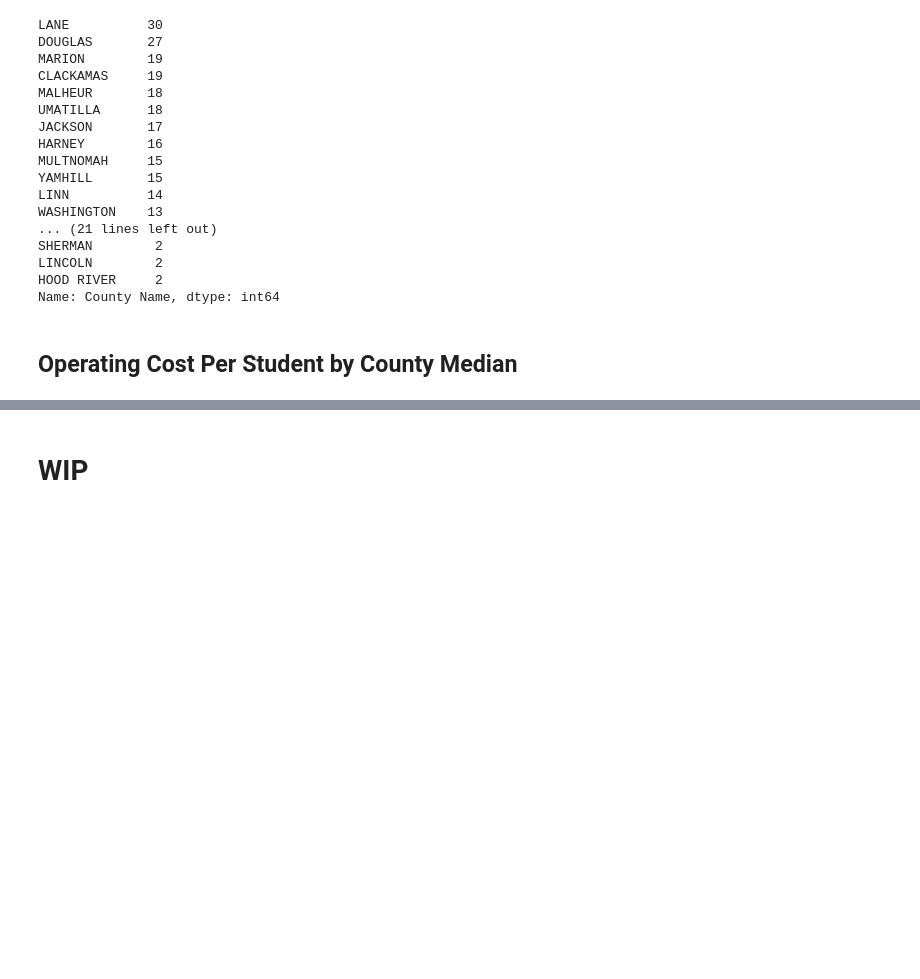
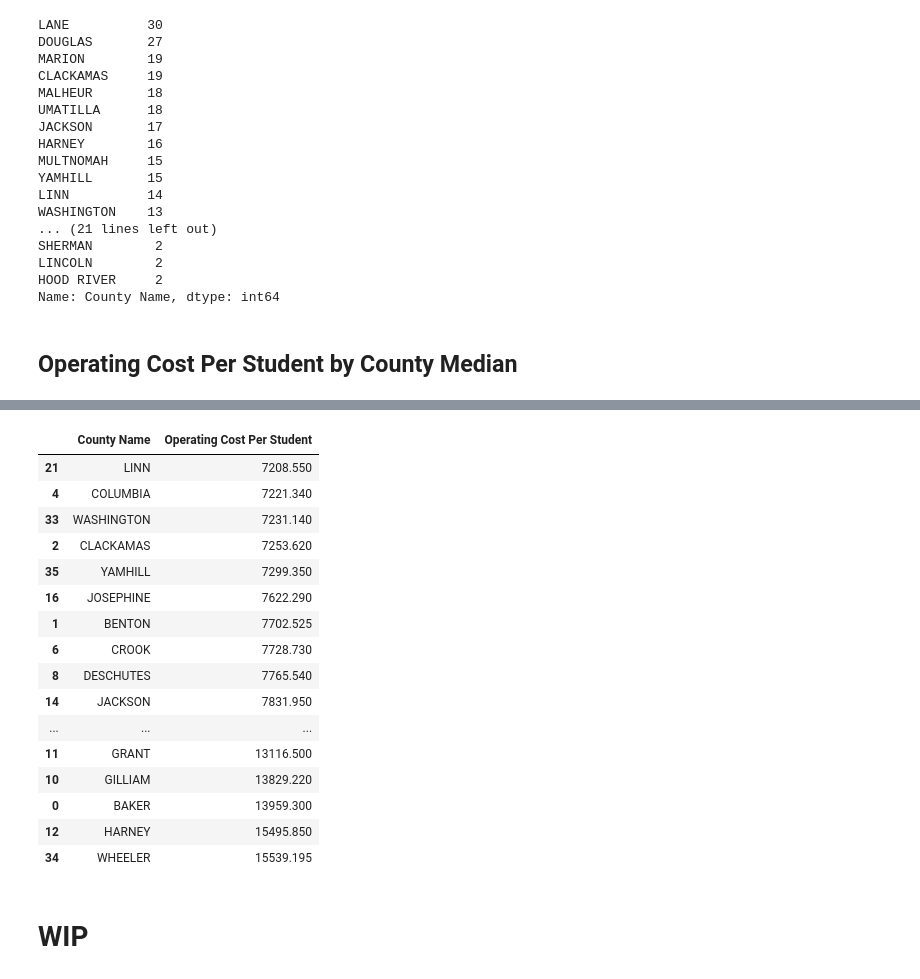
Before and after one commit to alangrafu/oregon-education-costs, a Jupyter notebook: Education costs in Oregon.ipynb, the cells around one changed output, grey strips where cells are left out. Drawn from its saved outputs; the diff is of its cells as text; code cells hidden in the pictures; blank space fills up the shorter version.

```diff
--- a/Education costs in Oregon.ipynb
+++ b/Education costs in Oregon.ipynb
@@ -105,3 +116,23 @@ county_medians.head()
+# %%
+county_medians[['County Name', 'Operating Cost Per Student']].sort_values('Operating Cost Per Student')
+# %% [output]
+|  | County Name | Operating Cost Per Student |
+| 21 | LINN | 7208.550 |
+| 4 | COLUMBIA | 7221.340 |
+| 33 | WASHINGTON | 7231.140 |
+| 2 | CLACKAMAS | 7253.620 |
+| 35 | YAMHILL | 7299.350 |
+| 16 | JOSEPHINE | 7622.290 |
+| 1 | BENTON | 7702.525 |
+| 6 | CROOK | 7728.730 |
+| 8 | DESCHUTES | 7765.540 |
+| 14 | JACKSON | 7831.950 |
+| ... | ... | ... |
+| 11 | GRANT | 13116.500 |
+| 10 | GILLIAM | 13829.220 |
+| 0 | BAKER | 13959.300 |
+| 12 | HARNEY | 15495.850 |
+| 34 | WHEELER | 15539.195 |
 # %% [markdown]
 # WIP
 # %%
```
Also changed, not shown: parts of 1 cell of this notebook.
